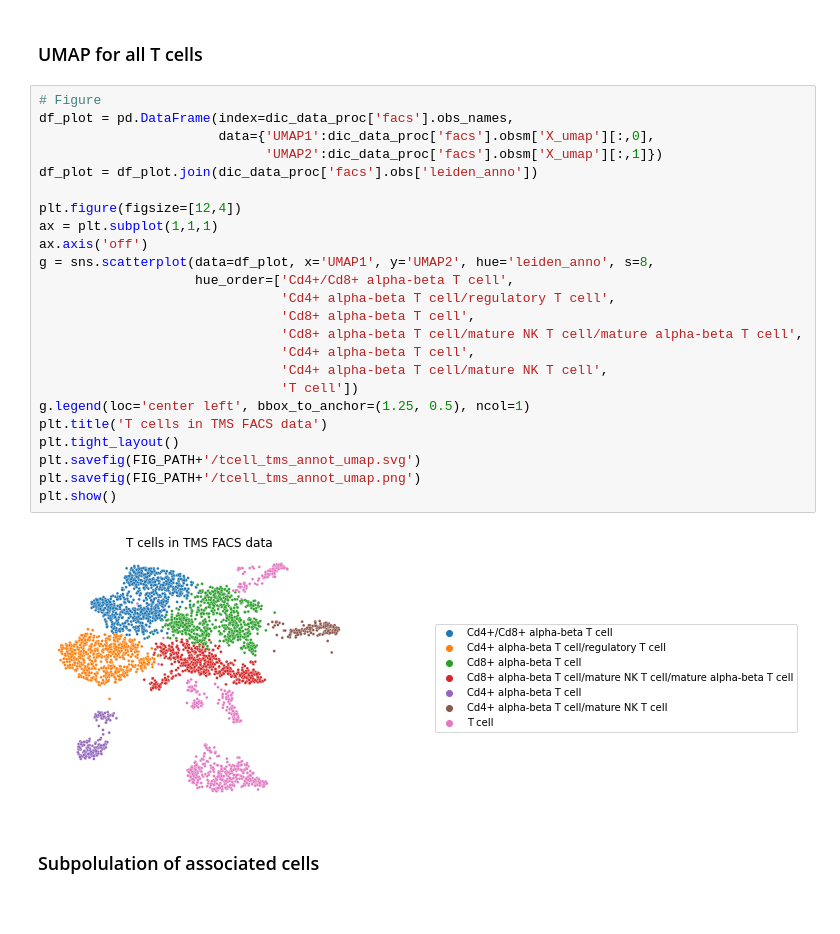
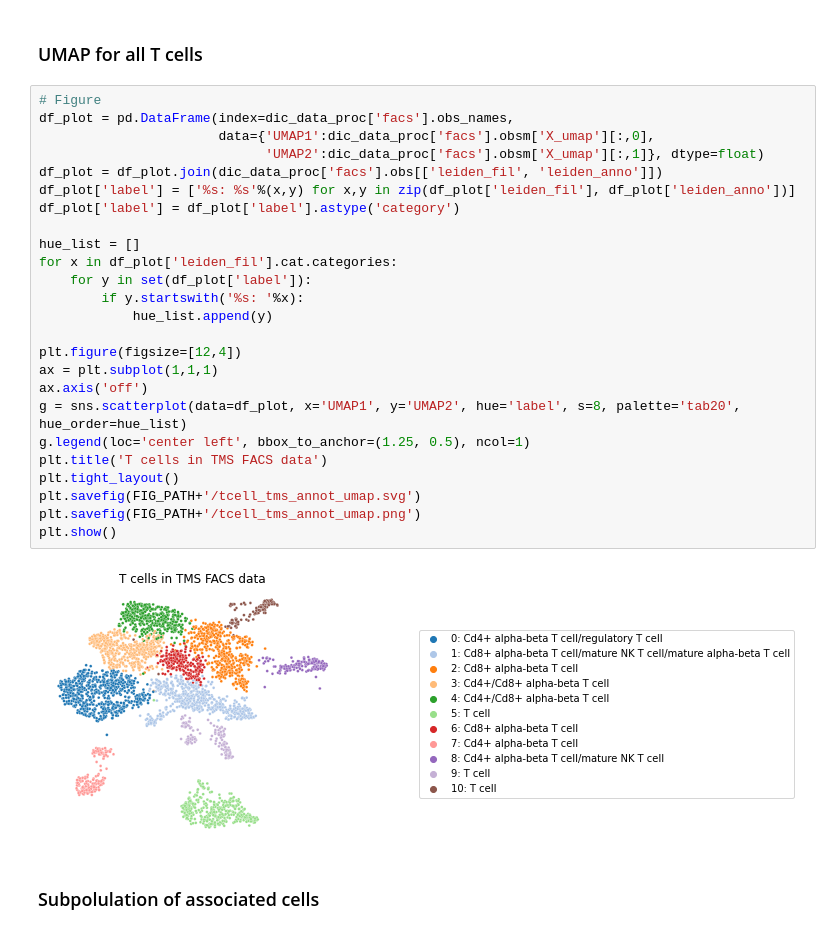
Before and after one commit to martinjzhang/scDRS, a Jupyter notebook: experiments/job.case_tcell/s3_analysis_tcell.ipynb, the cells around one changed output. Saved outputs shown, nothing was run; the diff lists cells and outputs as text.

```diff
--- a/experiments/job.case_tcell/s3_analysis_tcell.ipynb
+++ b/experiments/job.case_tcell/s3_analysis_tcell.ipynb
@@ -145,29 +146,30 @@ for score in DIC_SCORE_PATH:
 # %%
 # Figure
 df_plot = pd.DataFrame(index=dic_data_proc['facs'].obs_names,
                        data={'UMAP1':dic_data_proc['facs'].obsm['X_umap'][:,0],
-                             'UMAP2':dic_data_proc['facs'].obsm['X_umap'][:,1]})
-df_plot = df_plot.join(dic_data_proc['facs'].obs['leiden_anno'])
+                             'UMAP2':dic_data_proc['facs'].obsm['X_umap'][:,1]}, dtype=float)
+df_plot = df_plot.join(dic_data_proc['facs'].obs[['leiden_fil', 'leiden_anno']])
+df_plot['label'] = ['%s: %s'%(x,y) for x,y in zip(df_plot['leiden_fil'], df_plot['leiden_anno'])]
+df_plot['label'] = df_plot['label'].astype('category')
+
+hue_list = []
+for x in df_plot['leiden_fil'].cat.categories:
+    for y in set(df_plot['label']):
+        if y.startswith('%s: '%x):
+            hue_list.append(y)
 
 plt.figure(figsize=[12,4])
 ax = plt.subplot(1,1,1)
 ax.axis('off')
-g = sns.scatterplot(data=df_plot, x='UMAP1', y='UMAP2', hue='leiden_anno', s=8,
-                    hue_order=['Cd4+/Cd8+ alpha-beta T cell',
-                               'Cd4+ alpha-beta T cell/regulatory T cell',
-                               'Cd8+ alpha-beta T cell',
-                               'Cd8+ alpha-beta T cell/mature NK T cell/mature alpha-beta T cell',
-                               'Cd4+ alpha-beta T cell',
-                               'Cd4+ alpha-beta T cell/mature NK T cell',
-                               'T cell'])
+g = sns.scatterplot(data=df_plot, x='UMAP1', y='UMAP2', hue='label', s=8, palette='tab20', hue_order=hue_list)
 g.legend(loc='center left', bbox_to_anchor=(1.25, 0.5), ncol=1)
 plt.title('T cells in TMS FACS data')
 plt.tight_layout()
 plt.savefig(FIG_PATH+'/tcell_tms_annot_umap.svg')
 plt.savefig(FIG_PATH+'/tcell_tms_annot_umap.png')
 plt.show()
 # %% [output]
-[figure, old version]
+[figure, new version]
 # %% [markdown]
 ### Subpolulation of associated cells
 # %%
```
Also changed, not shown: parts of 34 cells of this notebook, 56 other files.
